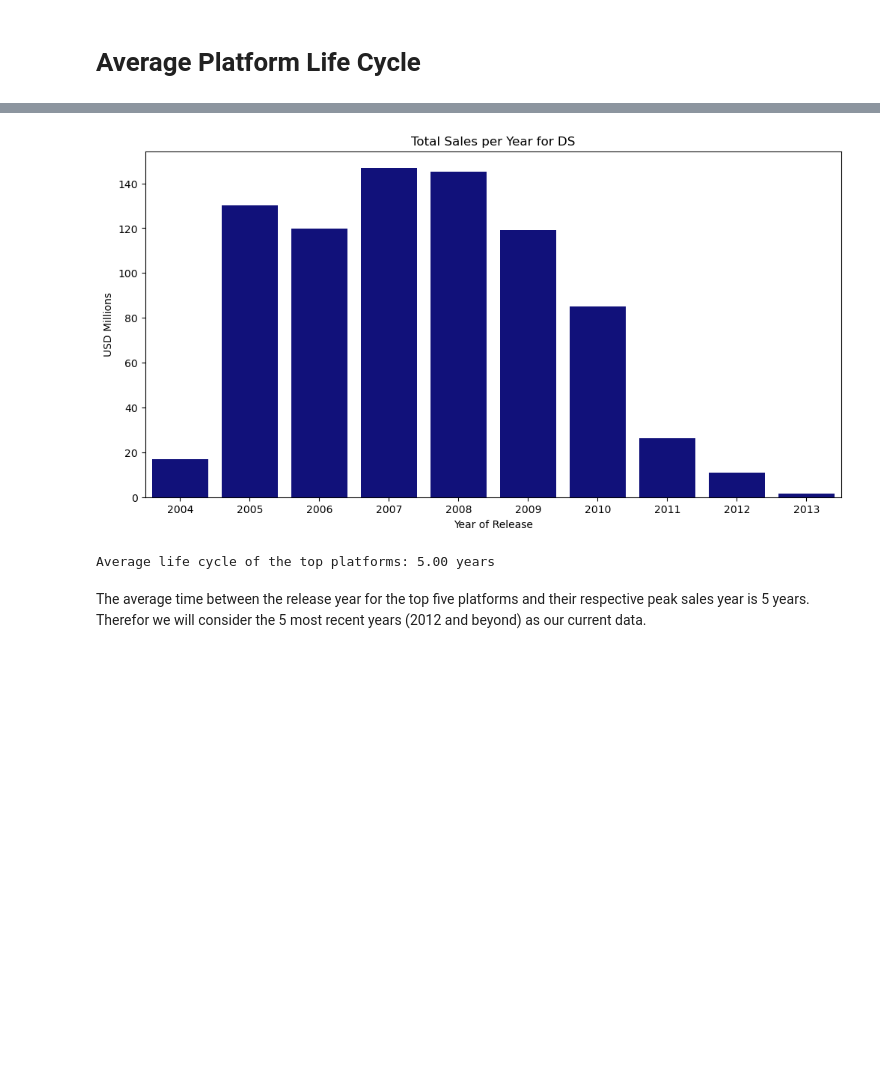
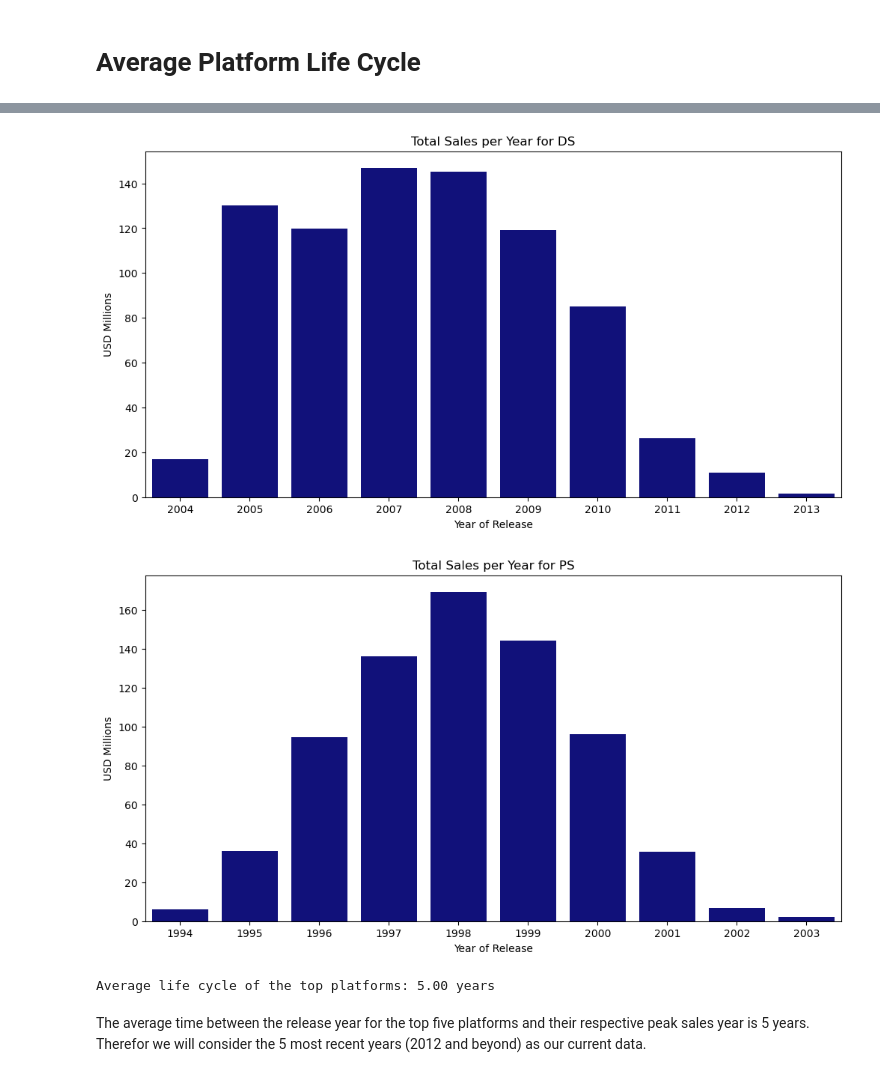
Before and after one commit to IMMontoya/global_videogame_sales_analysis, a Jupyter notebook: EDA.ipynb, the cells around one changed output, grey strips where cells are left out. Saved outputs shown, nothing was run; the diff lists cells and outputs as text; code cells hidden in the pictures; blank space fills up the shorter version.

```diff
--- a/EDA.ipynb
+++ b/EDA.ipynb
@@ -640,7 +640,7 @@ plt.show()
 # Average Platform Life Cycle
 # %%
 # Define top platforms
-top_platforms = platform_sales['platform'].head(5).tolist()
+top_platforms = platform_sales['platform'].head(6).tolist()
 
 # Define DF for plot
 platform_sales_per_year = df[['platform', 'year_of_release', 'total_sales']].copy().dropna().astype({'year_of_release': int}).groupby(['platform', 'year_of_release']).sum().reset_index()
@@ -664,33 +664,34 @@ for platform in top_platforms:
     plot.set_title(f'Total Sales per Year for {platform}')
     # Set the labels
     plot.set(xlabel='Year of Release', ylabel='USD Millions')
 
     # Save the plot
     plt.savefig(f'images/total_sales_per_year_{platform}.png')
 
     plt.show()
 
     # Calculate the life cycle of the platform
     # First year of release
     first_year = platform_df['year_of_release'].min()
     # Year of peak sales
     peak_year = platform_df.loc[platform_df['total_sales'].idxmax(), 'year_of_release']
 
     # Add the life cycle information to the dictionary
     life_cycle = peak_year - (first_year - 1) # Add 1 to include the first year
     platform_life_cycle[platform] = life_cycle
 
 
 # Average the values in the dictionary
 average_life_cycle = sum(platform_life_cycle.values()) / len(platform_life_cycle)
 
 print(f"Average life cycle of the top platforms: {average_life_cycle:.2f} years")
 # %% [output]
 [figure]
 [figure]
 [figure]
 [figure]
 [figure]
+[figure, added]
 Average life cycle of the top platforms: 5.00 years
 # %% [markdown]
 The average time between the release year for the top five platforms and their respective peak sales year is 5 years. Therefor we will consider the 5 most recent years (2012 and beyond) as our current data.
```
Also changed, not shown: parts of 8 cells of this notebook, 19 other files.
